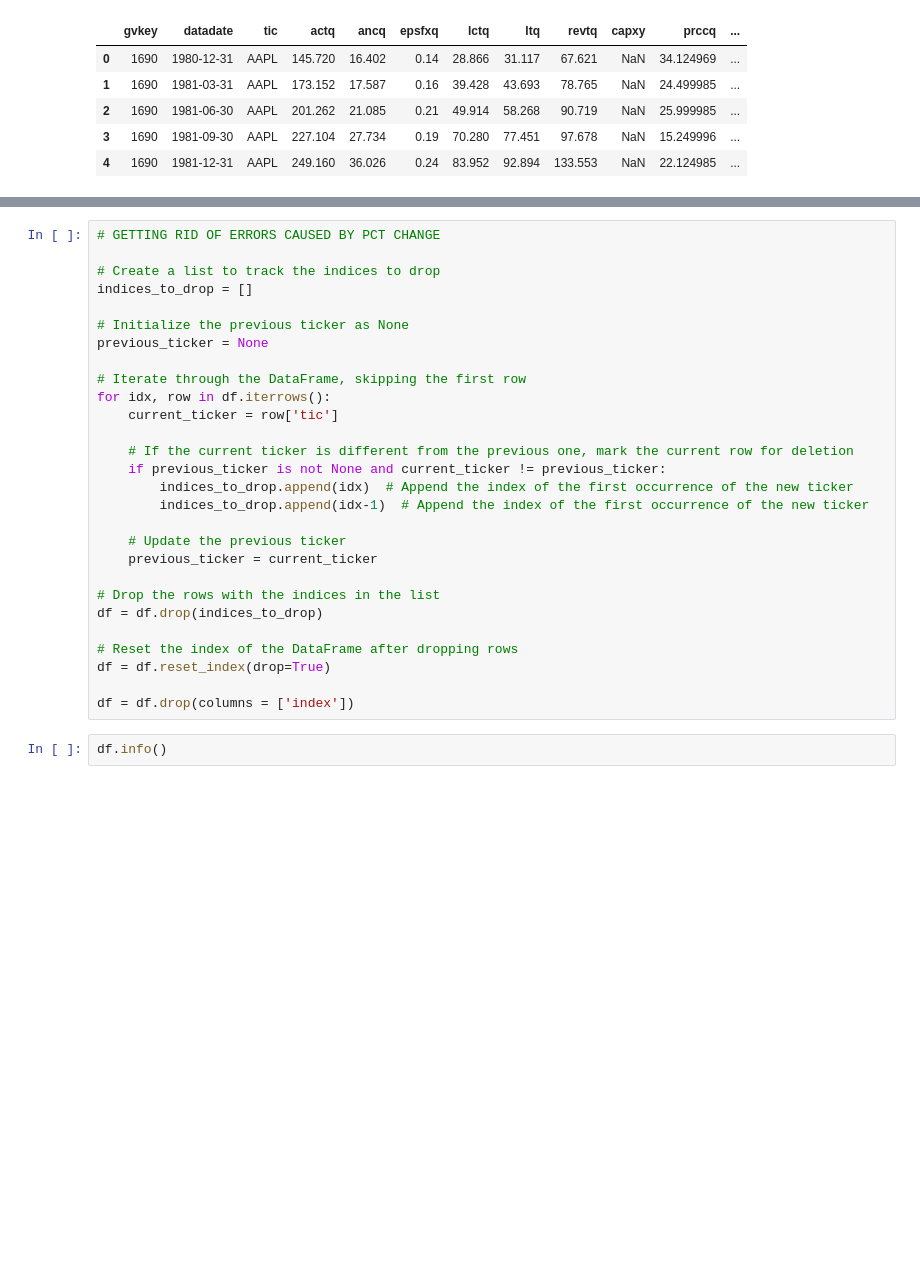
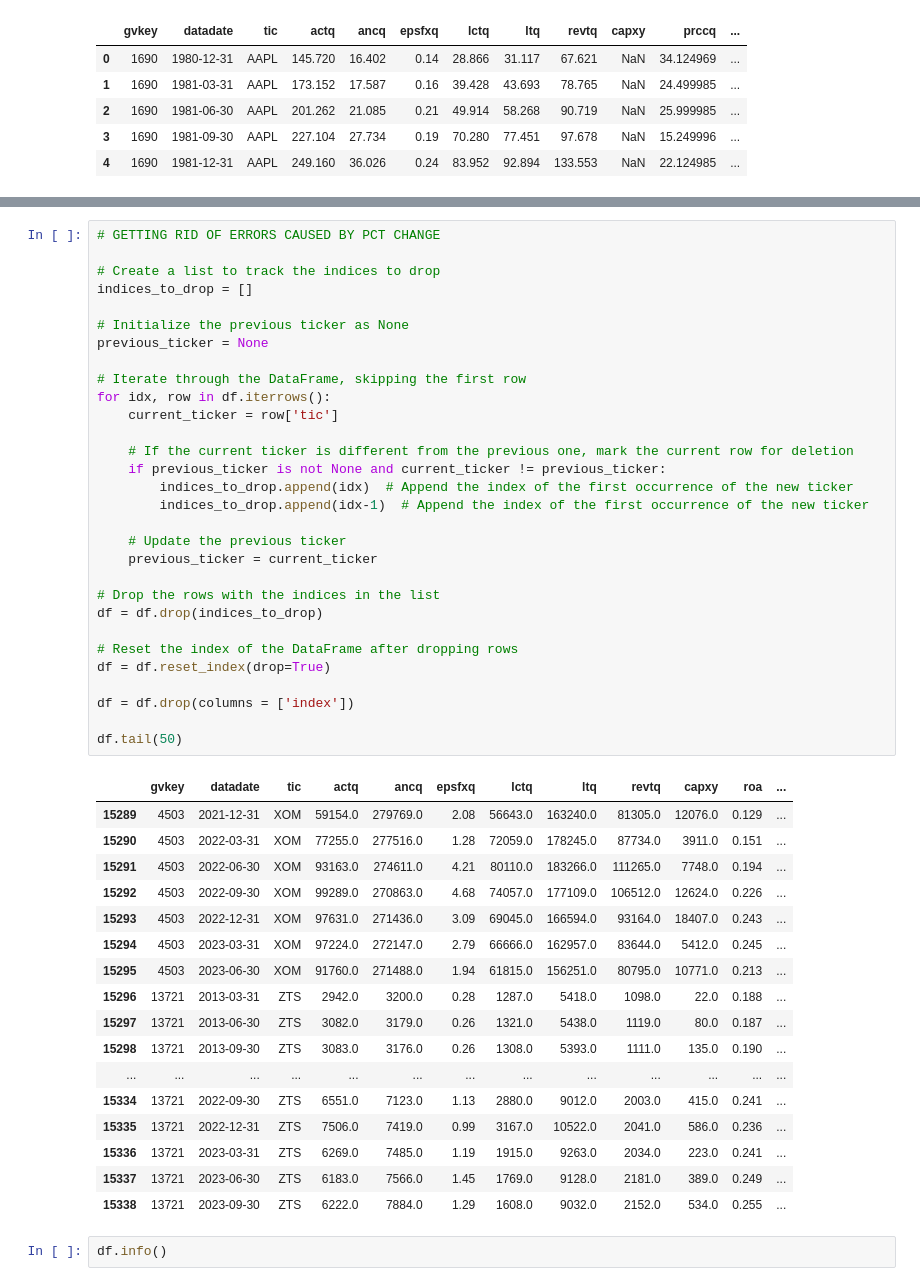
Before and after one commit to edocampione/4YP, a Jupyter notebook: scripts/process_data.ipynb, the cells around one changed output, grey strips where cells are left out. Drawn from its saved outputs; the diff is of its cells as text; blank space fills up the shorter version.

```diff
--- a/scripts/process_data.ipynb
+++ b/scripts/process_data.ipynb
@@ -178,31 +186,51 @@ df = df.drop(columns=['prccq', 'spindx'])
 # %%
 # GETTING RID OF ERRORS CAUSED BY PCT CHANGE
 
 # Create a list to track the indices to drop
 indices_to_drop = []
 
 # Initialize the previous ticker as None
 previous_ticker = None
 
 # Iterate through the DataFrame, skipping the first row
 for idx, row in df.iterrows():
     current_ticker = row['tic']
 
     # If the current ticker is different from the previous one, mark the current row for deletion
     if previous_ticker is not None and current_ticker != previous_ticker:
         indices_to_drop.append(idx)  # Append the index of the first occurrence of the new ticker
         indices_to_drop.append(idx-1)  # Append the index of the first occurrence of the new ticker
 
     # Update the previous ticker
     previous_ticker = current_ticker
 
 # Drop the rows with the indices in the list
 df = df.drop(indices_to_drop)
 
 # Reset the index of the DataFrame after dropping rows
 df = df.reset_index(drop=True)
 
 df = df.drop(columns = ['index'])
+
+df.tail(50)
+# %% [output]
+|  | gvkey | datadate | tic | actq | ancq | epsfxq | lctq | ltq | revtq | capxy | roa | ... |
+| 15289 | 4503 | 2021-12-31 | XOM | 59154.0 | 279769.0 | 2.08 | 56643.0 | 163240.0 | 81305.0 | 12076.0 | 0.129 | ... |
+| 15290 | 4503 | 2022-03-31 | XOM | 77255.0 | 277516.0 | 1.28 | 72059.0 | 178245.0 | 87734.0 | 3911.0 | 0.151 | ... |
+| 15291 | 4503 | 2022-06-30 | XOM | 93163.0 | 274611.0 | 4.21 | 80110.0 | 183266.0 | 111265.0 | 7748.0 | 0.194 | ... |
+| 15292 | 4503 | 2022-09-30 | XOM | 99289.0 | 270863.0 | 4.68 | 74057.0 | 177109.0 | 106512.0 | 12624.0 | 0.226 | ... |
+| 15293 | 4503 | 2022-12-31 | XOM | 97631.0 | 271436.0 | 3.09 | 69045.0 | 166594.0 | 93164.0 | 18407.0 | 0.243 | ... |
+| 15294 | 4503 | 2023-03-31 | XOM | 97224.0 | 272147.0 | 2.79 | 66666.0 | 162957.0 | 83644.0 | 5412.0 | 0.245 | ... |
+| 15295 | 4503 | 2023-06-30 | XOM | 91760.0 | 271488.0 | 1.94 | 61815.0 | 156251.0 | 80795.0 | 10771.0 | 0.213 | ... |
+| 15296 | 13721 | 2013-03-31 | ZTS | 2942.0 | 3200.0 | 0.28 | 1287.0 | 5418.0 | 1098.0 | 22.0 | 0.188 | ... |
+| 15297 | 13721 | 2013-06-30 | ZTS | 3082.0 | 3179.0 | 0.26 | 1321.0 | 5438.0 | 1119.0 | 80.0 | 0.187 | ... |
+| 15298 | 13721 | 2013-09-30 | ZTS | 3083.0 | 3176.0 | 0.26 | 1308.0 | 5393.0 | 1111.0 | 135.0 | 0.190 | ... |
+| ... | ... | ... | ... | ... | ... | ... | ... | ... | ... | ... | ... | ... |
+| 15334 | 13721 | 2022-09-30 | ZTS | 6551.0 | 7123.0 | 1.13 | 2880.0 | 9012.0 | 2003.0 | 415.0 | 0.241 | ... |
+| 15335 | 13721 | 2022-12-31 | ZTS | 7506.0 | 7419.0 | 0.99 | 3167.0 | 10522.0 | 2041.0 | 586.0 | 0.236 | ... |
+| 15336 | 13721 | 2023-03-31 | ZTS | 6269.0 | 7485.0 | 1.19 | 1915.0 | 9263.0 | 2034.0 | 223.0 | 0.241 | ... |
+| 15337 | 13721 | 2023-06-30 | ZTS | 6183.0 | 7566.0 | 1.45 | 1769.0 | 9128.0 | 2181.0 | 389.0 | 0.249 | ... |
+| 15338 | 13721 | 2023-09-30 | ZTS | 6222.0 | 7884.0 | 1.29 | 1608.0 | 9032.0 | 2152.0 | 534.0 | 0.255 | ... |
 # %%
 df.info()
 # %% [output]
```
Also changed, not shown: parts of 3 cells of this notebook, 2 other files.
